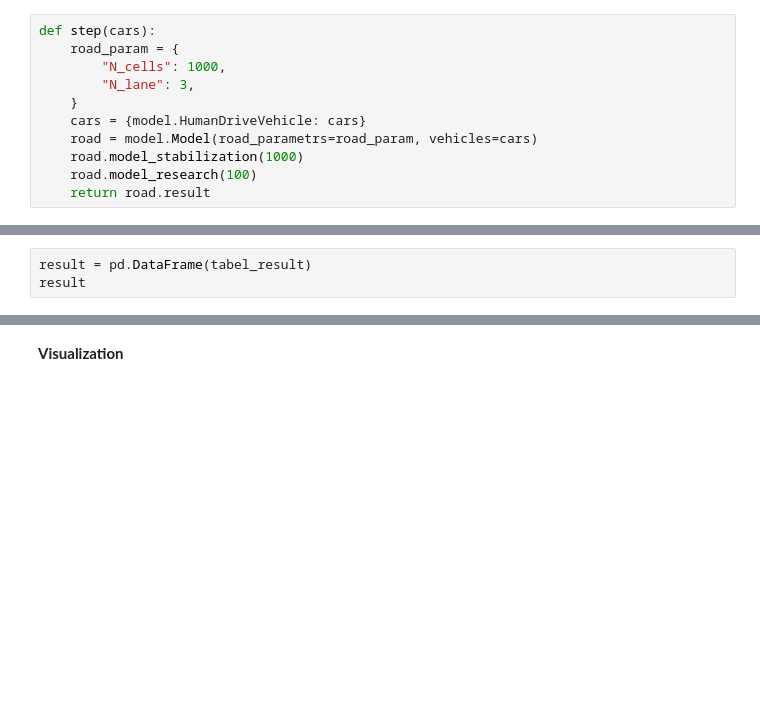
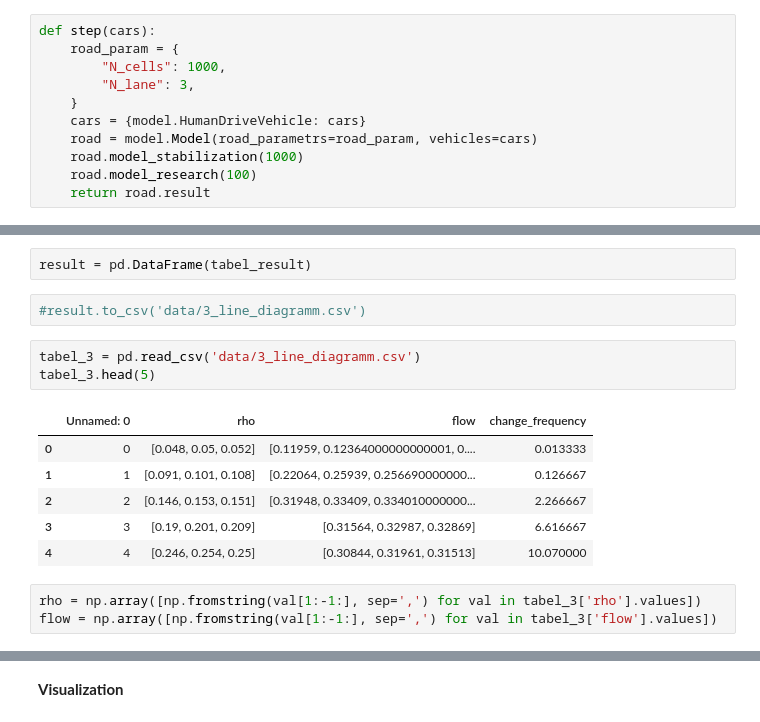
Before and after one commit to MaksKos/TrafficModel, a Jupyter notebook: research.ipynb, the cells around one changed output, grey strips where cells are left out. Saved outputs shown, nothing was run; the diff lists cells and outputs as text; blank space fills up the shorter version.

```diff
--- a/research.ipynb
+++ b/research.ipynb
@@ -243,3 +254,17 @@ tabel_result = Parallel(n_jobs=core, verbose=10)(delayed(step)(cars) for cars in
 # %%
 result = pd.DataFrame(tabel_result)
-result
+# %%
+#result.to_csv('data/3_line_diagramm.csv')
+# %%
+tabel_3 = pd.read_csv('data/3_line_diagramm.csv')
+tabel_3.head(5)
+# %% [output]
+|  | Unnamed: 0 | rho | flow | change_frequency |
+| 0 | 0 | [0.048, 0.05, 0.052] | [0.11959, 0.12364000000000001, 0.... | 0.013333 |
+| 1 | 1 | [0.091, 0.101, 0.108] | [0.22064, 0.25939, 0.256690000000... | 0.126667 |
+| 2 | 2 | [0.146, 0.153, 0.151] | [0.31948, 0.33409, 0.334010000000... | 2.266667 |
+| 3 | 3 | [0.19, 0.201, 0.209] | [0.31564, 0.32987, 0.32869] | 6.616667 |
+| 4 | 4 | [0.246, 0.254, 0.25] | [0.30844, 0.31961, 0.31513] | 10.070000 |
+# %%
+rho = np.array([np.fromstring(val[1:-1:], sep=',') for val in tabel_3['rho'].values])
+flow = np.array([np.fromstring(val[1:-1:], sep=',') for val in tabel_3['flow'].values])
```
Also changed, not shown: parts of 34 cells of this notebook, 2 other files.
